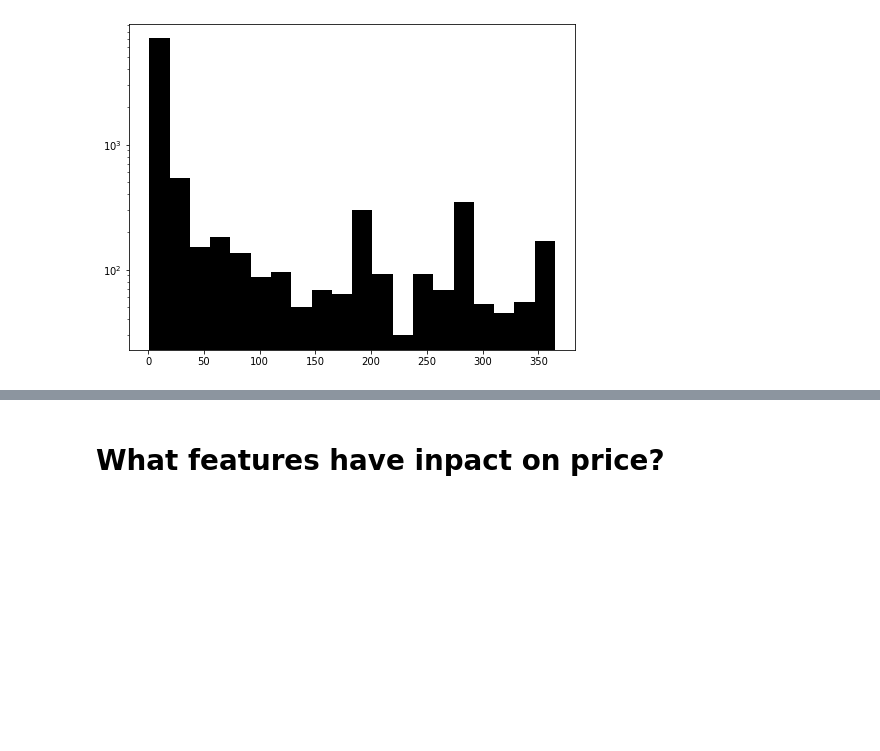
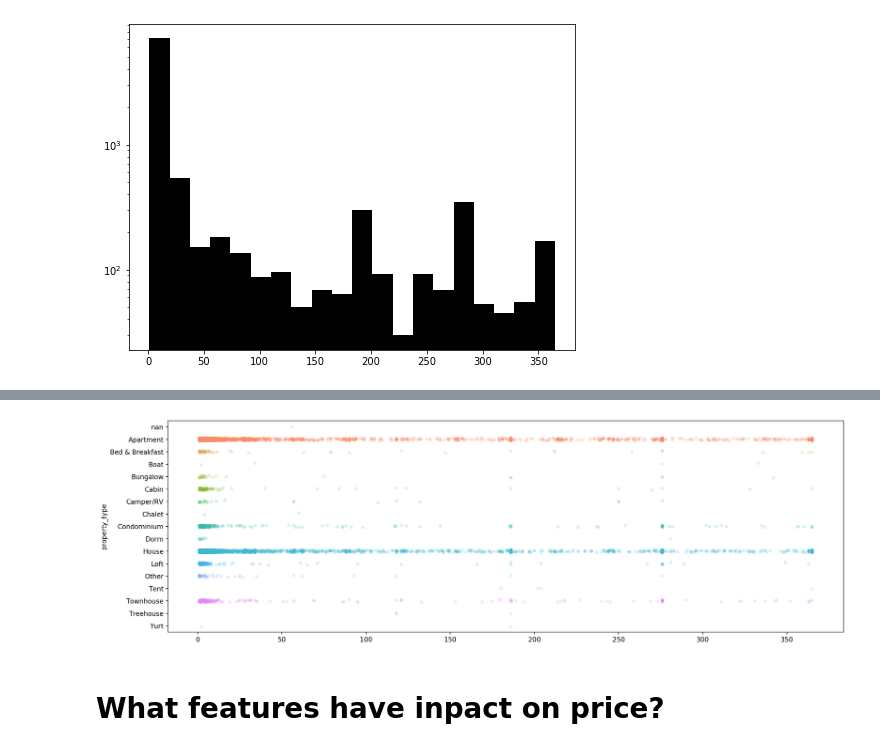
Before and after one commit to jiekebo/udacity_data_science_blog_post, a Jupyter notebook: notebook/Seattle Airbnb Data Analysis.ipynb, the cells around one changed output, grey strips where cells are left out. Drawn from its saved outputs; the diff is of its cells as text; code cells hidden in the pictures; blank space fills up the shorter version.

Commit message:
Added answer to another question about consecutive days

```diff
--- a/notebook/Seattle Airbnb Data Analysis.ipynb
+++ b/notebook/Seattle Airbnb Data Analysis.ipynb
@@ -337,0 +335,13 @@ ax.set_yscale('log')
+# %%
+calendar_pivot = calendar_clean.pivot(index='date', columns='listing_id', values='available')
+
+consec_days = []
+for col in calendar_pivot.columns:
+    dat = calendar_pivot[col].reset_index()
+    dat['grp'] = (dat[col] != dat[col].shift(1)).cumsum()
+    dat = dat.groupby([col,'grp']).size().reset_index(name='consecutive_days')
+    dat.columns = ['availability', 'group', 'consecutive_days']
+    dat['listing_id'] = col
+    consec_days.append(dat)
+
+res = reduce(lambda a,b : a.append(b), consec_days)
@@ -337,0 +357,2 @@ ax.set_yscale('log')
+# %%
+tmp = res[res['availability'] == 'f'].merge(listings_clean[['id','property_type']], left_on='listing_id', right_on='id')
@@ -338,3 +375,11 @@ ax.set_yscale('log')
+# %%
+tmp_piv = tmp.pivot(columns='property_type', values='consecutive_days')
+# %%
+fig,ax = plt.subplots(figsize=(16,5), dpi=200)
+sns.stripplot(data=tmp_piv, orient='h', ax=ax, alpha=.2)
+fig.set_tight_layout(True);
+# %% [output]
+[figure, added]
 # %% [markdown]
 # What features have inpact on price?
 # %% [markdown]
```
Also changed, not shown: parts of 10 cells of this notebook.
